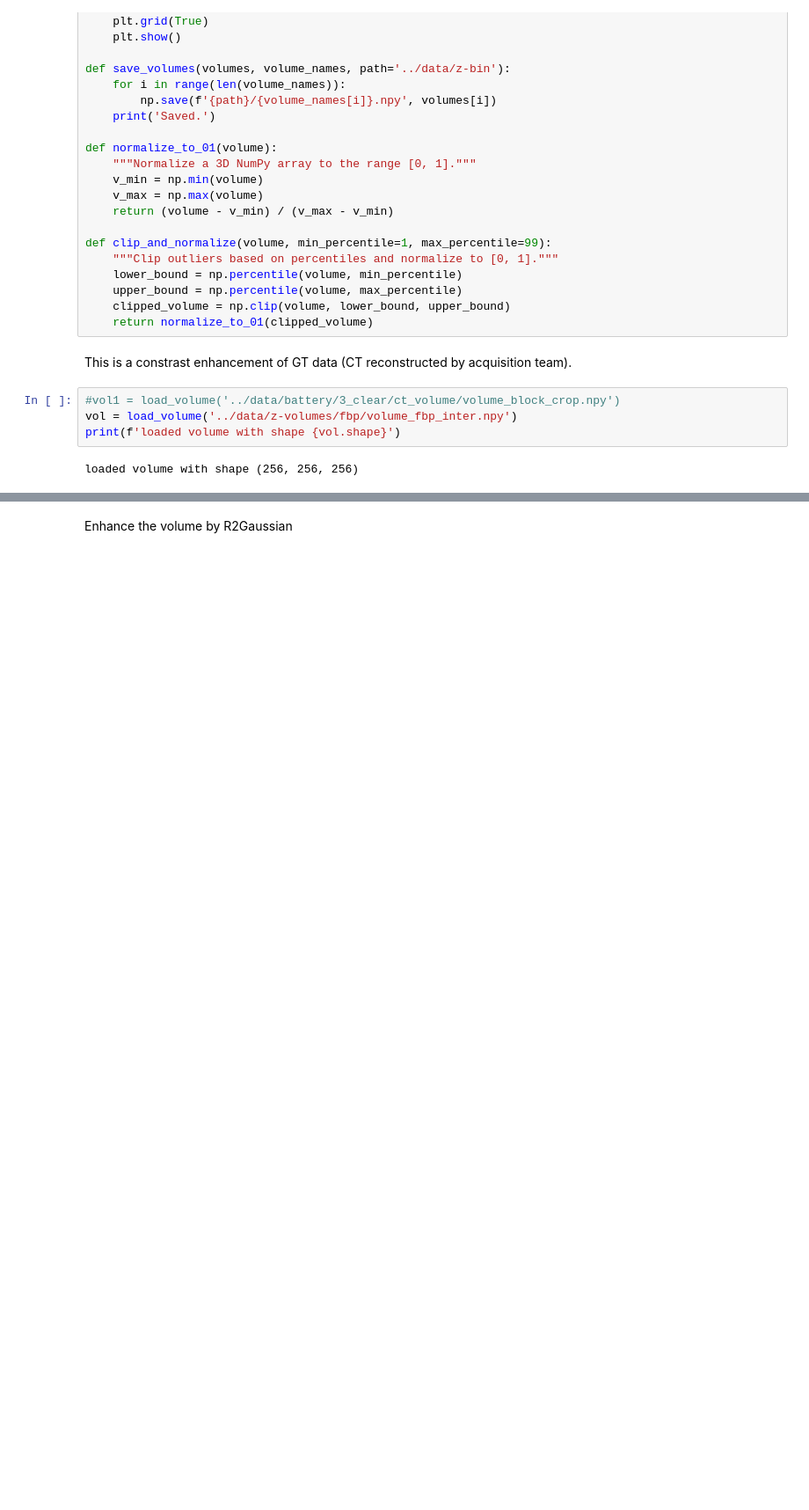
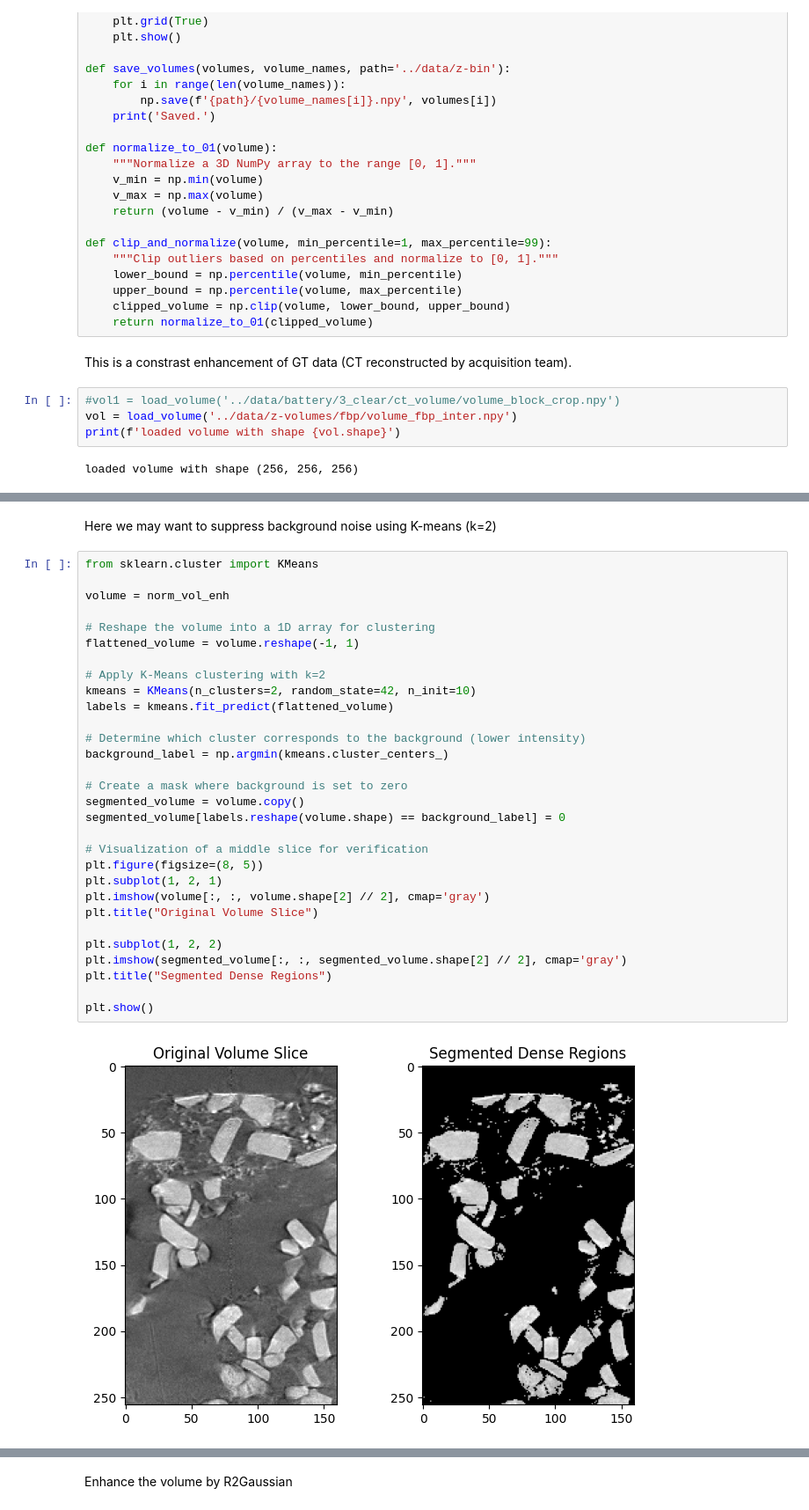
Before and after one commit to marcosolime/xray-analysis, a Jupyter notebook: extra/rescale_volume.ipynb, the cells around one changed output, grey strips where cells are left out. Shown at 88% size. Drawn from its saved outputs; the diff is of its cells as text; blank space fills up the shorter version.

```diff
--- a/extra/rescale_volume.ipynb
+++ b/extra/rescale_volume.ipynb
@@ -102 +131,35 @@ plot_histograms([norm_vol_enh], labels=['CT volume'], log=False)
+# %% [markdown]
+Here we may want to suppress background noise using K-means (k=2)
+# %%
+from sklearn.cluster import KMeans
+
+volume = norm_vol_enh
+
+# Reshape the volume into a 1D array for clustering
+flattened_volume = volume.reshape(-1, 1)
+
+# Apply K-Means clustering with k=2
+kmeans = KMeans(n_clusters=2, random_state=42, n_init=10)
+labels = kmeans.fit_predict(flattened_volume)
+
+# Determine which cluster corresponds to the background (lower intensity)
+background_label = np.argmin(kmeans.cluster_centers_)
+
+# Create a mask where background is set to zero
+segmented_volume = volume.copy()
+segmented_volume[labels.reshape(volume.shape) == background_label] = 0
+
+# Visualization of a middle slice for verification
+plt.figure(figsize=(8, 5))
+plt.subplot(1, 2, 1)
+plt.imshow(volume[:, :, volume.shape[2] // 2], cmap='gray')
+plt.title("Original Volume Slice")
+
+plt.subplot(1, 2, 2)
+plt.imshow(segmented_volume[:, :, segmented_volume.shape[2] // 2], cmap='gray')
+plt.title("Segmented Dense Regions")
+
+plt.show()
+# %% [output]
+[figure, added]
 # %%
```
Also changed, not shown: parts of 12 cells of this notebook, 7 other files.
